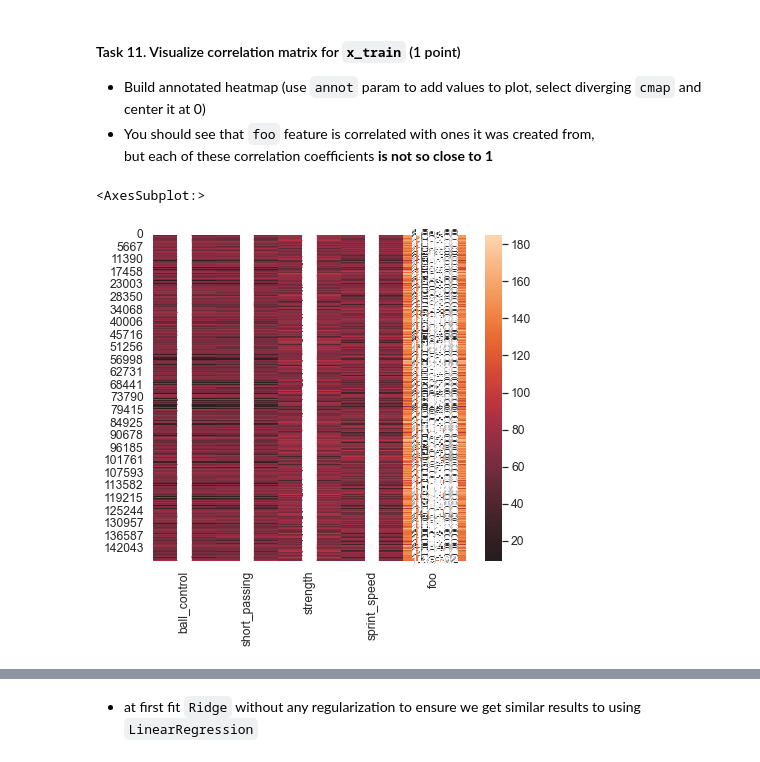
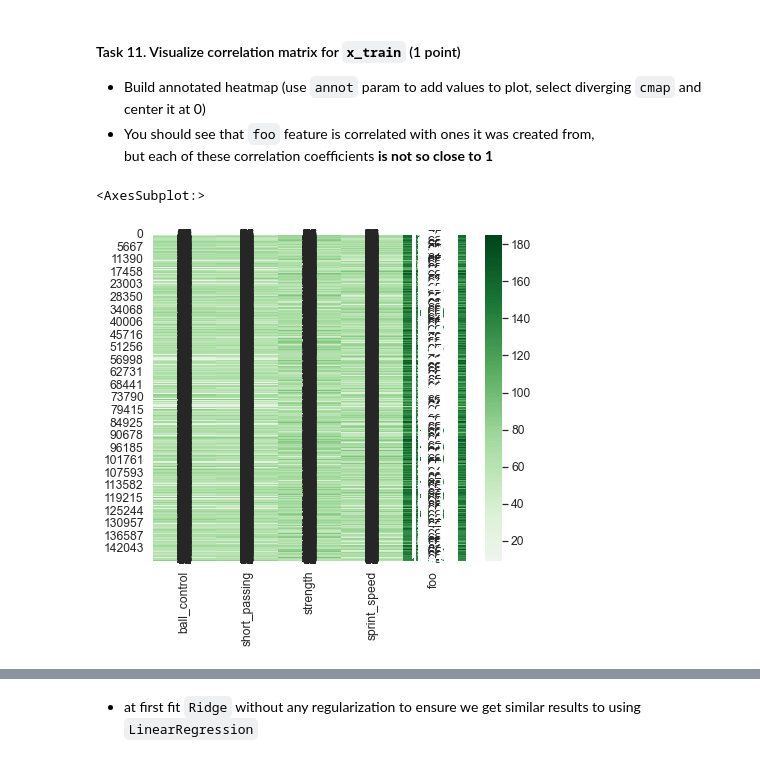
Before and after one commit to Wilyam08/RS_ML_1, a Jupyter notebook: linear_regression.ipynb, the cells around one changed output, grey strips where cells are left out. Drawn from its saved outputs; the diff is of its cells as text; code cells hidden in the pictures.

```diff
--- a/linear_regression.ipynb
+++ b/linear_regression.ipynb
@@ -1473,10 +1473,10 @@ l2_norm(model.coef_)
 * You should see that `foo` feature is correlated with ones it was created from,<br>
   but each of these correlation coefficients **is not so close to 1**
 # %%
-sns.heatmap(x_train, annot = True, center = 0)
+sns.heatmap(x_train, annot = True, center = 0,cmap = 'PRGn')
 # %% [output]
 <AxesSubplot:>
-[figure, old version]
+[figure, new version]
 # %% [markdown]
 ### Regularization
 
```
Also changed, not shown: parts of 18 cells of this notebook.
